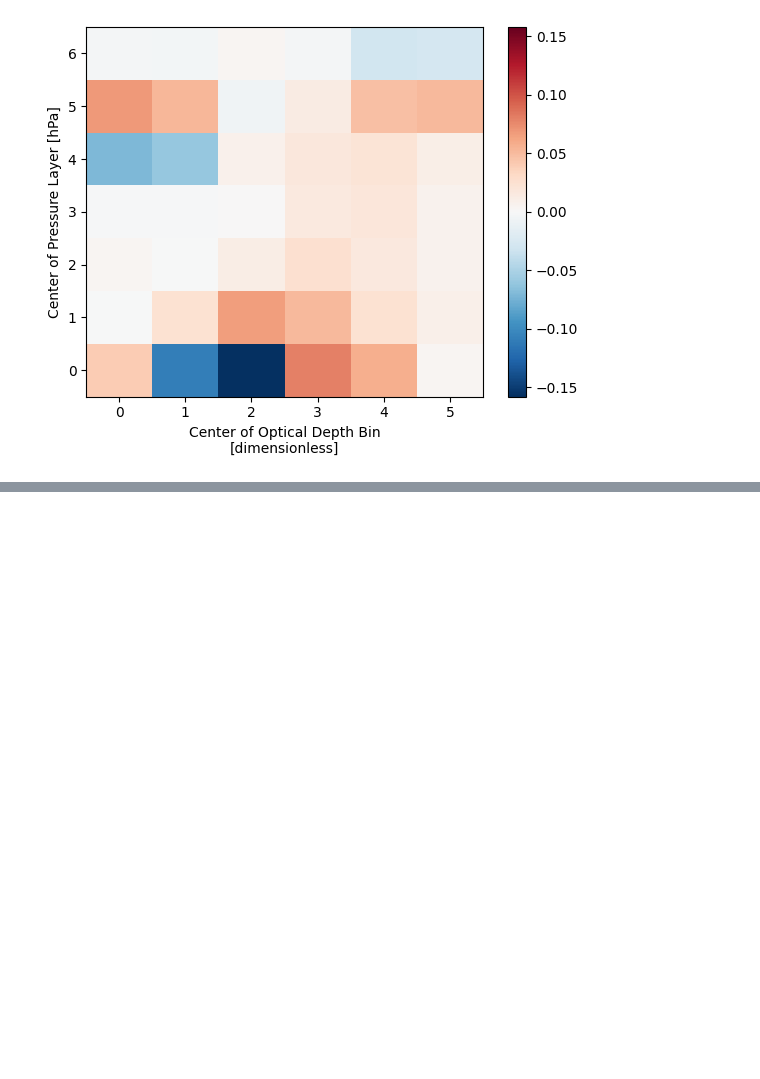
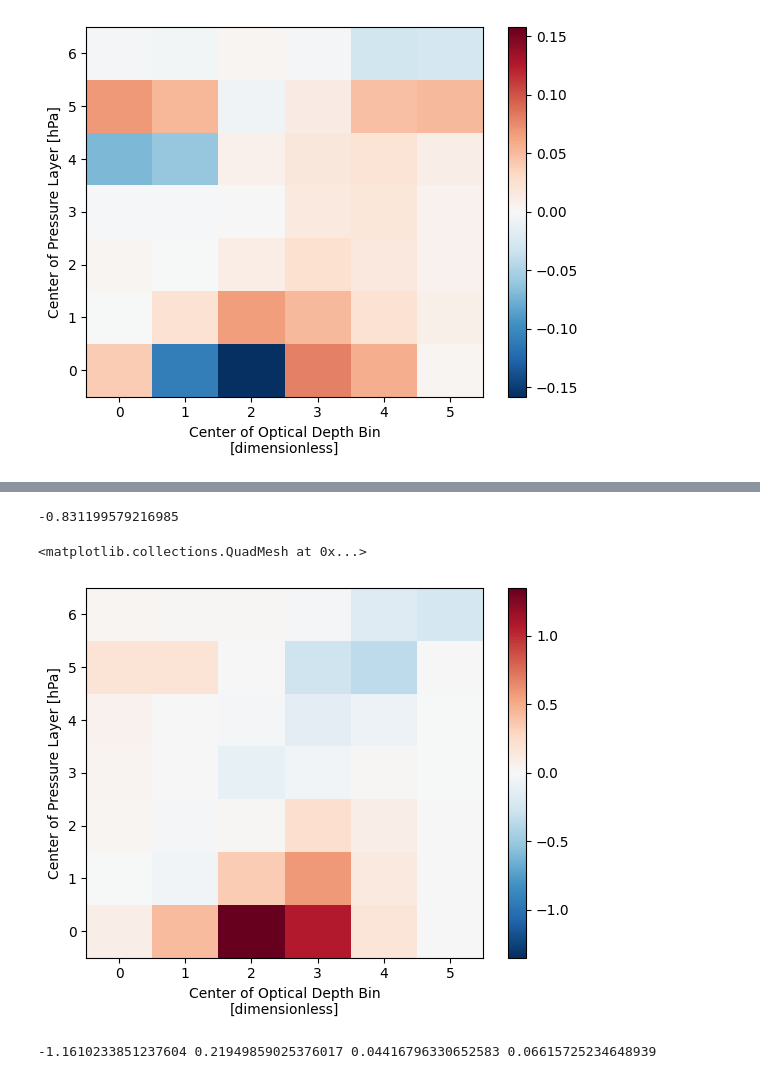
Before and after one commit to paula-rj/HighClouds, a Jupyter notebook: feedbacks.ipynb, the cells around one changed output, grey strips where cells are left out. Saved outputs shown, nothing was run; the diff lists cells and outputs as text; code cells hidden in the pictures; blank space fills up the shorter version.

```diff
--- a/feedbacks.ipynb
+++ b/feedbacks.ipynb
@@ -725,0 +744,63 @@ I don't know why the residual is so high.
+# %%
+def total_feedback(area, K):
+    cc_anom = area.groupby("time.month") - area.groupby("time.month").mean("time")
+    R = K.mean("time")*cc_anom
+    R_mean = R.mean(["lat"]) #weighted(weights=weights).
+
+    feed =  np.zeros([7,6])
+    feed_st = np.zeros([7,6])
+
+    for od in [0,1,2,3,4,5]:
+        for p in [0,1,2,3,4,5,6]:
+            bints = R_mean.sel(press=p, opt=od)
+            net_regress = stats.linregress(gmst_anom_raghu, bints)
+            feed[p, od] = net_regress.slope
+            feed_st[p, od] = net_regress.stderr
+
+    feed_r = xa.DataArray(feed,
+                        coords={"press": R_mean.press, "opt":R_mean.opt,
+                            },
+                    )
+
+    return feed_r
+# %%
+itcz = slice(-0.5, 20.5) #slice(5,15)
+trop = slice(-30,30)
+wp = slice(120,160)
+cp = slice(160,200)
+ep = slice(210,260)
+# %%
+#sel press antes o despues de mean lon? puede ser causa del error
+area_ep = alllw.cldarea_cldtyp_mon.sel(lat=itcz, lon=ep,time=ragutime).mean("lon")
+
+RclrLW_ep = alllw.sel(lat=itcz,lon=ep, time=ragutime).toa_lw_clr_mon.mean("lon")
+RovcLW_ep = alllw.sel(lat=itcz,lon=ep, time=ragutime).toa_lw_cldtyp_mon.mean("lon")
+lwK_ep = (RclrLW_ep - RovcLW_ep)/100
+
+RclrSW_ep = allsw.sel(lat=itcz,lon=ep, time=ragutime).toa_sw_clr_mon.mean("lon")
+RovcSW_ep = allsw.sel(lat=itcz,lon=ep, time=ragutime).toa_sw_cldtyp_mon.mean("lon")
+swK_ep = (RclrSW_ep - RovcSW_ep)/100
+
+K_ep = lwK_ep + swK_ep
+# %%
+feed_ep = total_feedback(area_ep, K_ep)
+print(feed_ep.sel(press=[4,5,6]).sum(["press", "opt"]).data)
+feed_ep.plot()
+# %% [output]
+-0.831199579216985
+<matplotlib.collections.QuadMesh at 0x...>
+[figure, added]
+# %%
+#Net
+
+a_ITCZ = feedback_amount(area_ep.sel(press=[4,5,6]), K_ep.sel(press=[4,5,6]), gmst_anom_raghu)
+
+b_ITCZ = hc_feedbacks(area_ep, K_ep, "press")
+
+c_ITCZ = hc_feedbacks(area_ep, K_ep, "opt")
+
+res_ITCZ = feed_ep.sel(press=[4,5,6]).sum(["press", "opt"]).data - a_ITCZ-b_ITCZ-c_ITCZ
+
+print(a_ITCZ,b_ITCZ,c_ITCZ,res_ITCZ)
+# %% [output]
+-1.1610233851237604 0.21949859025376017 0.04416796330652583 0.06615725234648939
```
Also changed, not shown: parts of 27 cells of this notebook.
